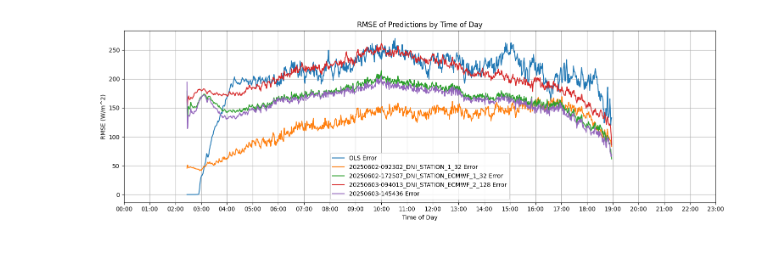
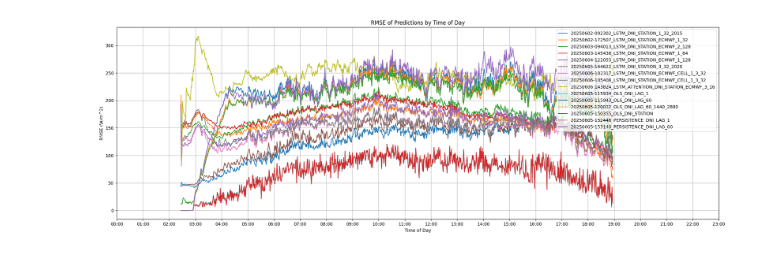
Before and after one commit to LucasDJensen/Solar-Irradiance-Nowcasting, a Jupyter notebook: model_performance_comparison.ipynb, the cells around one changed output. Saved outputs shown, nothing was run; the diff lists cells and outputs as text; code cells hidden in the pictures.

Commit message:
Model comparison framework and trained models.

```diff
--- a/model_performance_comparison.ipynb
+++ b/model_performance_comparison.ipynb
@@ -77,12 +126,2 @@ Loaded 20250603-145436 with 222976 rows
 # %%
 results.match_indexes()
-# %%
-with open(PATH_BASE / 'OLS_performance_predictions_df.pkl', "rb") as f:
-    model_ols_df = pickle.load(f)
-
-OLS_PRED_COLUMN = '59'
-overlapping_indexes = list(set.intersection(set(model_ols_df.index), set(results.overlapping_indexes)))
-print(model_ols_df.shape)
-model_ols_df = model_ols_df.loc[overlapping_indexes]
-model_ols_df.sort_index(inplace=True)
-print(model_ols_df.shape)
@@ -157,14 +127,0 @@ Name: 59, Length: 222720, dtype: float64
-# %%
-error_comparison_df = pd.DataFrame(index=comparison_df.index)
-error_comparison_df['timestamp'] = pd.to_datetime(error_comparison_df.index)
-error_comparison_df['date'] = error_comparison_df['timestamp'].dt.date
-error_comparison_df['minute_of_day'] = error_comparison_df['timestamp'].dt.hour * 60 + error_comparison_df['timestamp'].dt.minute
-error_comparison_df['OLS Error'] = comparison_df[TARGET] - comparison_df['OLS']
-
-LSTM_PRED_COLUMN = '59'
-for result in results.results:
-    df = result.df.copy()
-    error_comparison_df[f'{result.absolute_path.parent.name} Error'] = results.truth[TARGET] - df[int(LSTM_PRED_COLUMN)]
-    # error_comparison_df[result.absolute_path.parent.name + ' Error'] = result.df['Error']
-    # error_comparison_df[result.absolute_path.parent.name + ' prediction'] = result.df[LSTM_PRED_COLUMN]
-error_comparison_df
@@ -195,19 +231,24 @@ error_columns
 # %%
 import matplotlib.pyplot as plt
-metrics = ForecastEvaluator().evaluate_all(y_true=results.truth[TARGET], y_pred=model_ols_df[OLS_PRED_COLUMN])
-fig, ax = plt.subplots(figsize=(15, 5))
-for col in error_columns:
-    rmse_values = error_comparison_df.groupby('minute_of_day')[col].apply(lambda x: (x**2).mean()**0.5)
+fig, ax = plt.subplots(figsize=(20, 7))
+comparsion.error_df['minute_of_day'] = comparsion.error_df.index.hour * 60 + comparsion.error_df.index.minute
+for col in comparsion.error_df.columns:
+    if col == 'minute_of_day':
+        continue
+
+    rmse_values = comparsion.error_df.groupby('minute_of_day')[col].apply(lambda x: (x**2).mean()**0.5)
     rmse_values.plot(ax=ax, ylabel='RMSE (W/m^2)', xlabel='Time of Day', label=col)
+comparsion.error_df.drop(columns=['minute_of_day'], inplace=True)
+
 ax.set_xticks(range(0, 1440, 60))  # Every hour
 ax.set_xticklabels([f"{i // 60:02d}:{i % 60:02d}" for i in range(0, 1440, 60)], rotation=0)
 ax.legend()
 plt.title('RMSE of Predictions by Time of Day')
 plt.xlabel('Time of Day')
 plt.ylabel('RMSE (W/m^2)')
 plt.grid(True)
 plt.xticks(rotation=0)
 plt.tight_layout()
 plt.show()
 # %% [output]
-[figure, old version]
+[figure, new version]
```
Also changed, not shown: parts of 31 cells of this notebook, 54 other files.
